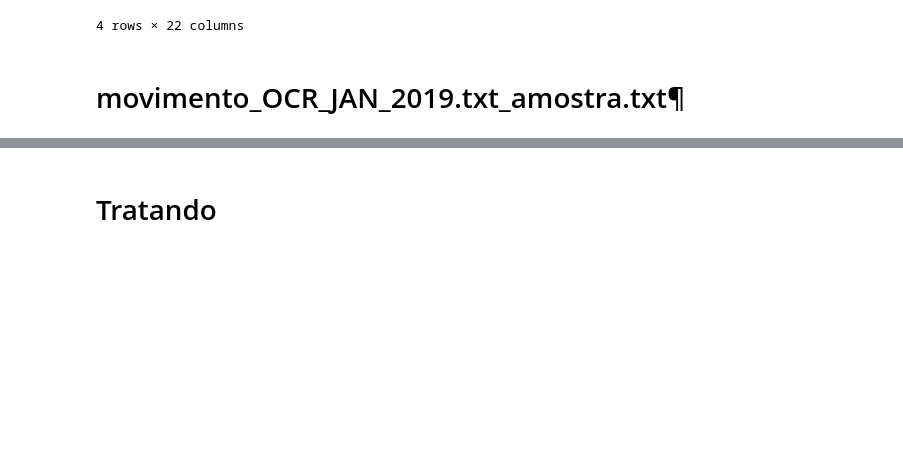
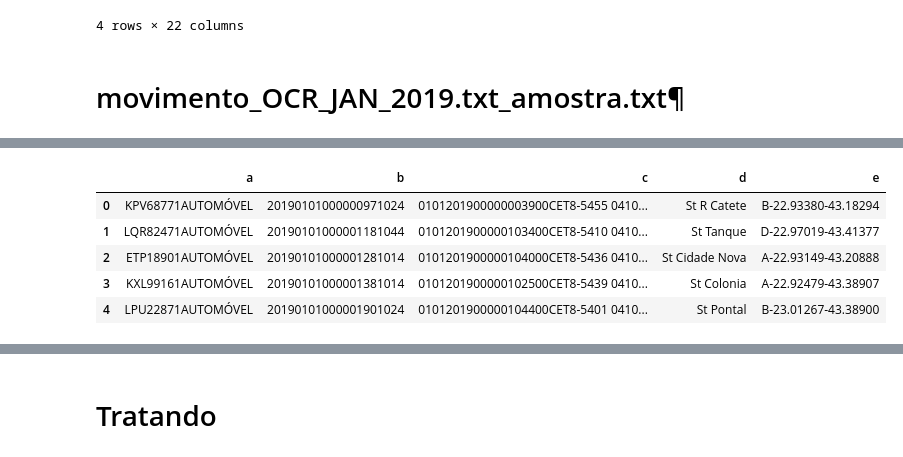
Before and after one commit to brenoimatos/UFRJ-CET-Rio, a Jupyter notebook: amostra_dados.ipynb, the cells around one changed output, grey strips where cells are left out. Saved outputs shown, nothing was run; the diff lists cells and outputs as text; code cells hidden in the pictures; blank space fills up the shorter version.

```diff
--- a/amostra_dados.ipynb
+++ b/amostra_dados.ipynb
@@ -11,3 +6,27 @@ def correctSplit(x):
+# %%
+# Correção para linhas que começam com múltiplos espaços
+
+def correctSplit(x):
+    splitted_str = list(x)
+    if splitted_str[0] == '|':
+        splitted_str[0] = ''
+    return ''.join(splitted_str)
+
+# Função para separar colunas do df importado
+
+def separar_colunas_df(df):
+    # lista alfabetica e.g ['a','b','c'...]
+    lista_alfabeto = list(string.ascii_lowercase)
+    # Pega a primeira coluna do df (que tem todos os dados) e substitui onde possui mais de um espaço por |
+    df.iloc[:,0] = df.iloc[:,0].replace({'( ){2,} ':'|'},regex=True)
+    # corrige a substituição para linhas que começam com espaços
+    df.iloc[:,0] = df.iloc[:,0].apply(lambda x: correctSplit(x))
+    # corta a partir do separador '|' e define cada pedaço para uma coluna ['a','b'..]
+    for i in range (len(df.iloc[:,0][0].split('|'))):
+        df[lista_alfabeto[i]] = df.iloc[:,0].apply(lambda x: x.split('|')[i])
+    # deleta a coluna que originou as demais colunas
+    df.drop(df.columns[0], axis = 1, inplace = True)
+    return df
 # %% [markdown]
 # veic_2019_02.csv_amostra
 # %%
@@ -61,0 +49,16 @@ df_ocr.sample(3)
+# %%
+# Nome para coluna inicial
+colnames = ['x']
+
+# Usando separador '|' apenas para conseguir importar e depois tentar tratar
+df_ocr_raw = pd.read_csv('amostras/movimento_OCR_JAN_2019.txt_amostra.txt', sep='|', names = colnames)
+
+df_ocr_split = separar_colunas_df(df_ocr_raw)
+df_ocr_split.head()
+# %% [output]
+|  | a | b | c | d | e |
+| 0 | KPV68771AUTOMÓVEL | 20190101000000971024 | 0101201900000003900CET8-5455 0410... | St R Catete | B-22.93380-43.18294 |
+| 1 | LQR82471AUTOMÓVEL | 20190101000001181044 | 0101201900000103400CET8-5410 0410... | St Tanque | D-22.97019-43.41377 |
+| 2 | ETP18901AUTOMÓVEL | 20190101000001281014 | 0101201900000104000CET8-5436 0410... | St Cidade Nova | A-22.93149-43.20888 |
+| 3 | KXL99161AUTOMÓVEL | 20190101000001381014 | 0101201900000102500CET8-5439 0410... | St Colonia | A-22.92479-43.38907 |
+| 4 | LPU22871AUTOMÓVEL | 20190101000001901024 | 0101201900000104400CET8-5401 0410... | St Pontal | B-23.01267-43.38900 |
```
Also changed, not shown: parts of 11 cells of this notebook, 7 other files.
